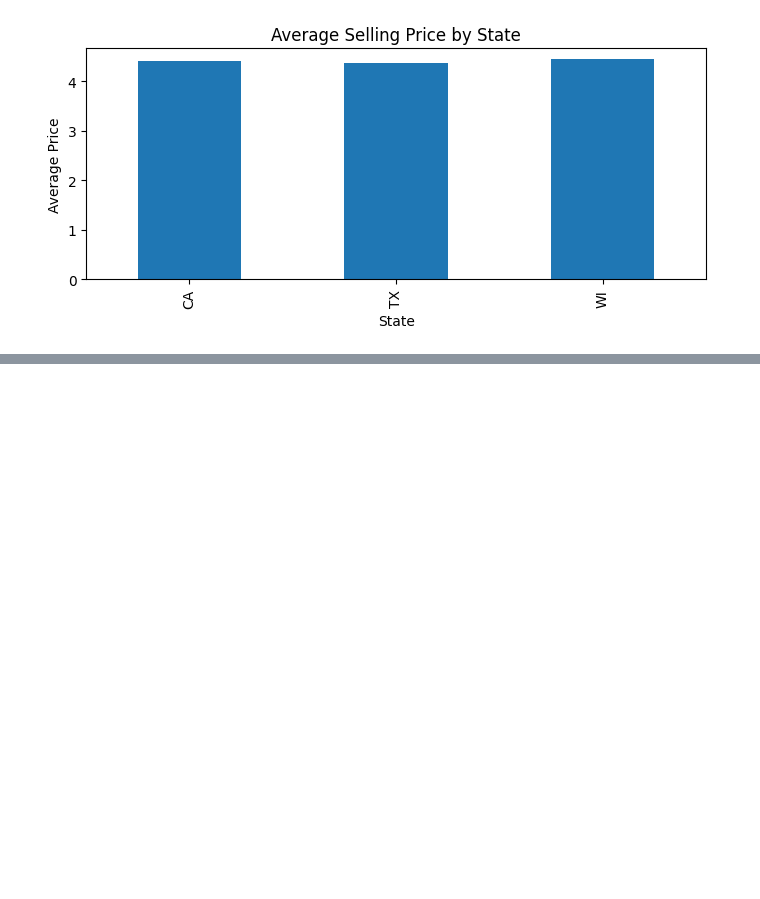
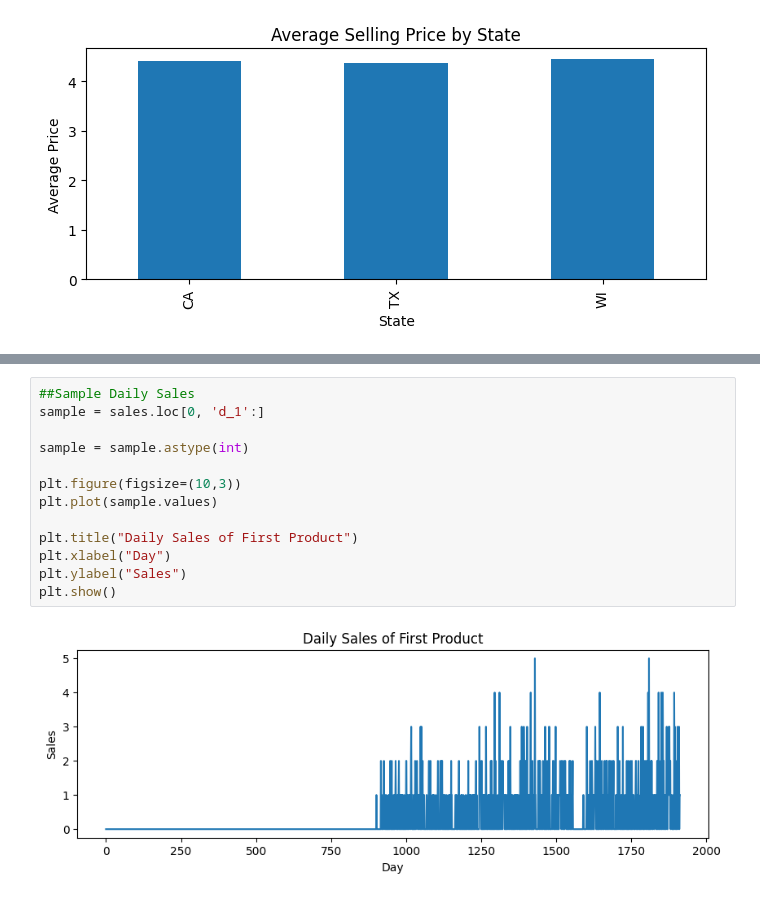
Before and after one commit to bhosalenikita258-coder/Retail_Demand_Forecasting, a Jupyter notebook: Retail_Demand_Forecasting.ipynb, the cells around one changed output, grey strips where cells are left out. Drawn from its saved outputs; the diff is of its cells as text; blank space fills up the shorter version.

Commit message:
Retail_Demand_Forecasting.ipynb
Visualized Top Selling Products
Visualized  Sample Daily Sales

Completed WEEK 1

```diff
--- a/Retail_Demand_Forecasting.ipynb
+++ b/Retail_Demand_Forecasting.ipynb
@@ -327,0 +365,15 @@ plt.show()
+# %%
+##Sample Daily Sales
+sample = sales.loc[0, 'd_1':]
+
+sample = sample.astype(int)
+
+plt.figure(figsize=(10,3))
+plt.plot(sample.values)
+
+plt.title("Daily Sales of First Product")
+plt.xlabel("Day")
+plt.ylabel("Sales")
+plt.show()
+# %% [output]
+[figure, added]
```
Also changed, not shown: parts of 5 cells of this notebook.
